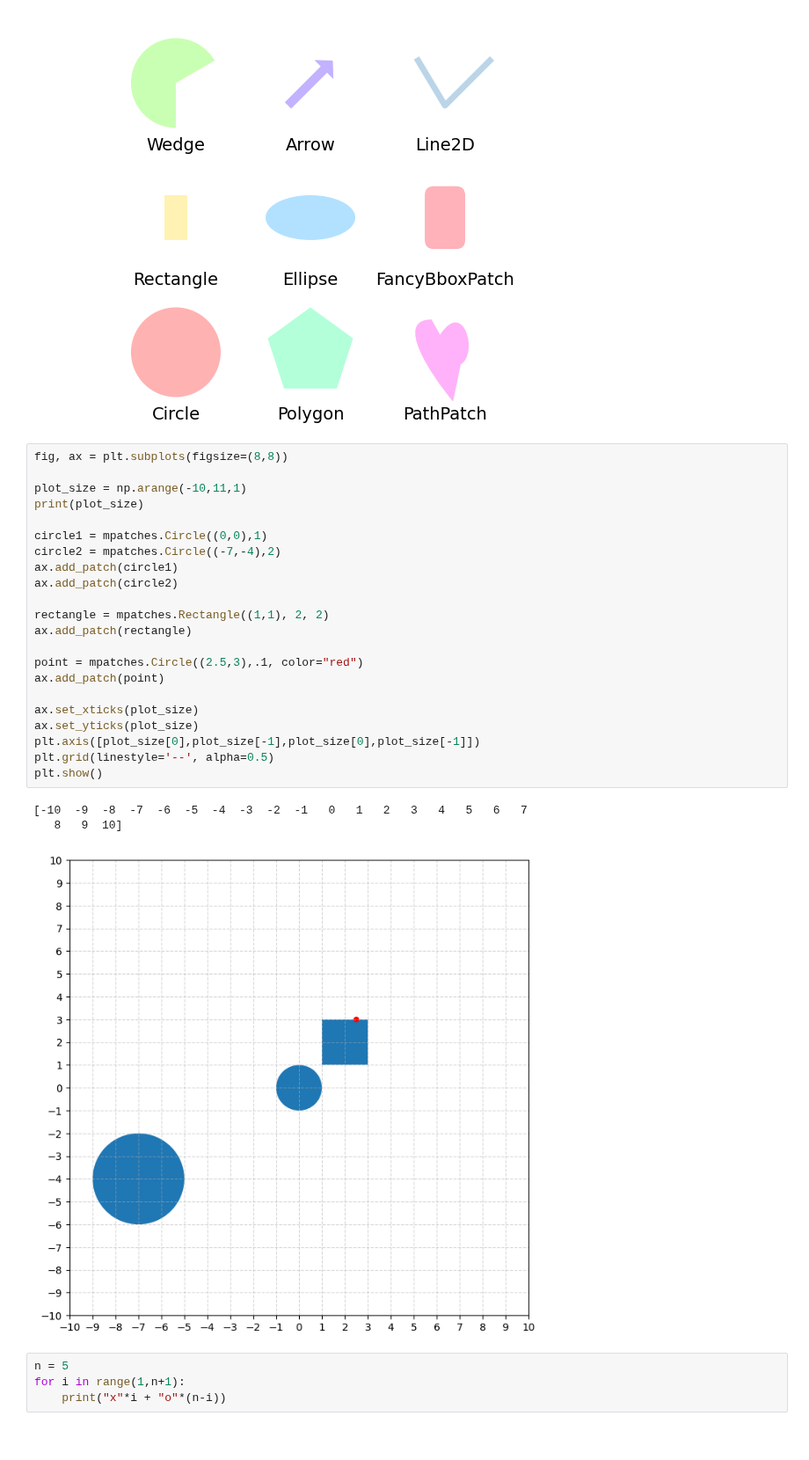
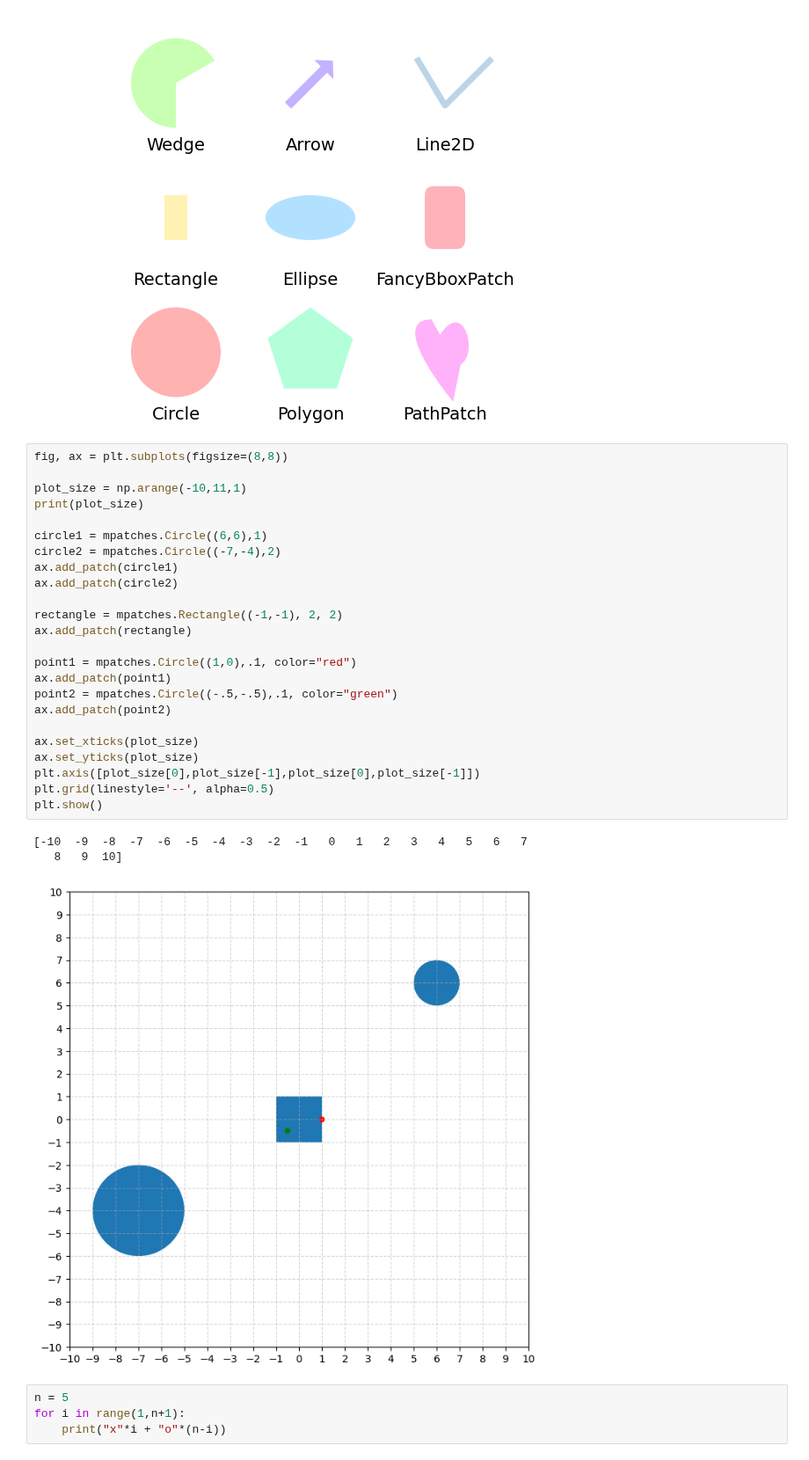
Before and after one commit to Razjoh/Python-Rasmus-Johansson, a Jupyter notebook: test.ipynb, the cells around one changed output. Shown at 88% size. Saved outputs shown, nothing was run; the diff lists cells and outputs as text.

```diff
--- a/test.ipynb
+++ b/test.ipynb
@@ -197,29 +197,31 @@ plt.show()
 # %%
 fig, ax = plt.subplots(figsize=(8,8))
 
 plot_size = np.arange(-10,11,1)
 print(plot_size)
 
-circle1 = mpatches.Circle((0,0),1)
+circle1 = mpatches.Circle((6,6),1)
 circle2 = mpatches.Circle((-7,-4),2)
 ax.add_patch(circle1)
 ax.add_patch(circle2)
 
-rectangle = mpatches.Rectangle((1,1), 2, 2)
+rectangle = mpatches.Rectangle((-1,-1), 2, 2)
 ax.add_patch(rectangle)
 
-point = mpatches.Circle((2.5,3),.1, color="red")
-ax.add_patch(point)
+point1 = mpatches.Circle((1,0),.1, color="red")
+ax.add_patch(point1)
+point2 = mpatches.Circle((-.5,-.5),.1, color="green")
+ax.add_patch(point2)
 
 ax.set_xticks(plot_size)
 ax.set_yticks(plot_size)
 plt.axis([plot_size[0],plot_size[-1],plot_size[0],plot_size[-1]])
 plt.grid(linestyle='--', alpha=0.5)
 plt.show()
 # %% [output]
 [-10  -9  -8  -7  -6  -5  -4  -3  -2  -1   0   1   2   3   4   5   6   7
    8   9  10]
-[figure, old version]
+[figure, new version]
 # %%
 n = 5
 for i in range(1,n+1):
```
Also changed, not shown: parts of 4 cells of this notebook.
